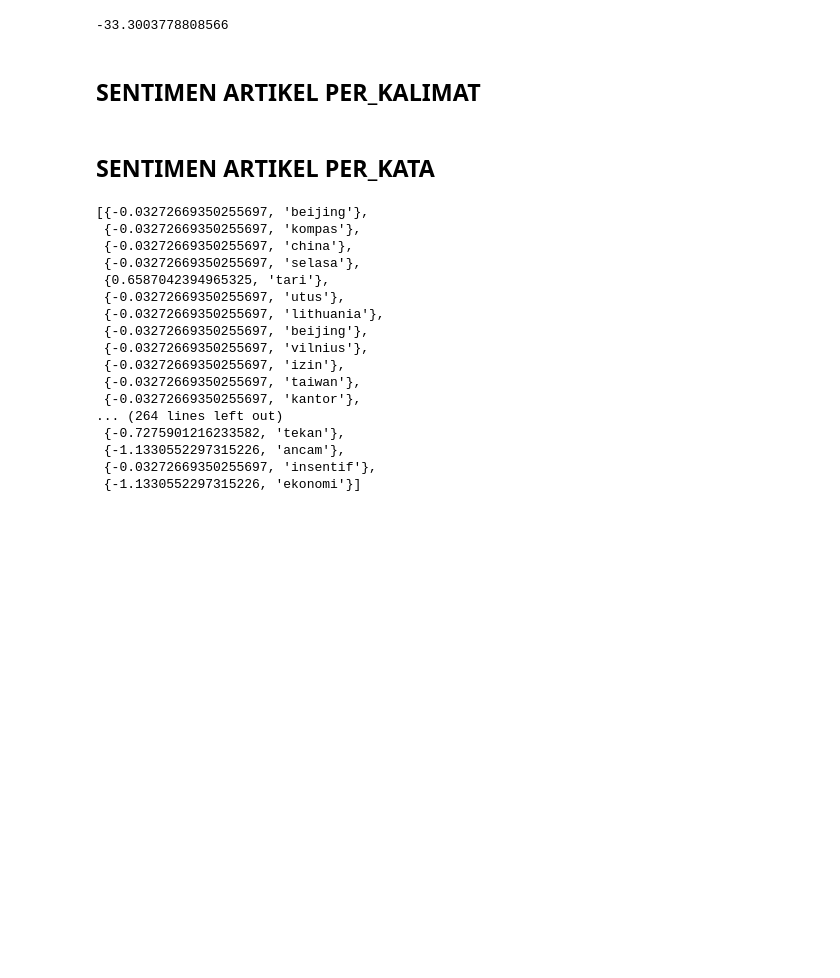
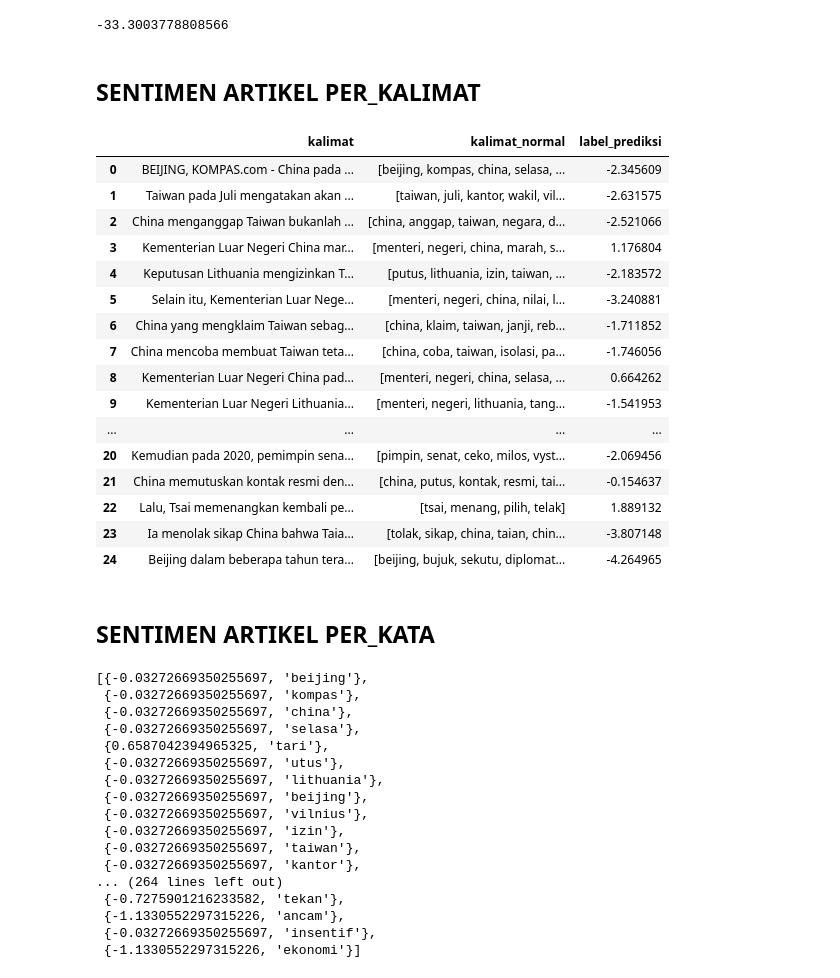
Before and after one commit to GazDuckington/analisis-sentimen-naive-bayes, a Jupyter notebook: Analisis_sentimen.ipynb, the cells around one changed output. Cells and saved outputs as stored; diff of their text form; code cells hidden in the pictures; blank space fills up the shorter version.

```diff
--- a/Analisis_sentimen.ipynb
+++ b/Analisis_sentimen.ipynb
@@ -149,6 +149,26 @@ x['kalimat'] = kalimat
 x['kalimat_normal'] = x['kalimat'].apply(lambda x: normalisasi(x))
 # %%
 x['label_prediksi'] = x['kalimat'].apply(lambda x: predict_nbc(x, logprior, loglikelihood))
+# %%
+x
+# %% [output]
+|  | kalimat | kalimat_normal | label_prediksi |
+| 0 | BEIJING, KOMPAS.com - China pada ... | [beijing, kompas, china, selasa, ... | -2.345609 |
+| 1 | Taiwan pada Juli mengatakan akan ... | [taiwan, juli, kantor, wakil, vil... | -2.631575 |
+| 2 | China menganggap Taiwan bukanlah ... | [china, anggap, taiwan, negara, d... | -2.521066 |
+| 3 | Kementerian Luar Negeri China mar... | [menteri, negeri, china, marah, s... | 1.176804 |
+| 4 | Keputusan Lithuania mengizinkan T... | [putus, lithuania, izin, taiwan, ... | -2.183572 |
+| 5 | Selain itu, Kementerian Luar Nege... | [menteri, negeri, china, nilai, l... | -3.240881 |
+| 6 | China yang mengklaim Taiwan sebag... | [china, klaim, taiwan, janji, reb... | -1.711852 |
+| 7 | China mencoba membuat Taiwan teta... | [china, coba, taiwan, isolasi, pa... | -1.746056 |
+| 8 | Kementerian Luar Negeri China pad... | [menteri, negeri, china, selasa, ... | 0.664262 |
+| 9 | Kementerian Luar Negeri Lithuania... | [menteri, negeri, lithuania, tang... | -1.541953 |
+| ... | ... | ... | ... |
+| 20 | Kemudian pada 2020, pemimpin sena... | [pimpin, senat, ceko, milos, vyst... | -2.069456 |
+| 21 | China memutuskan kontak resmi den... | [china, putus, kontak, resmi, tai... | -0.154637 |
+| 22 | Lalu, Tsai memenangkan kembali pe... | [tsai, menang, pilih, telak] | 1.889132 |
+| 23 | Ia menolak sikap China bahwa Taia... | [tolak, sikap, china, taian, chin... | -3.807148 |
+| 24 | Beijing dalam beberapa tahun tera... | [beijing, bujuk, sekutu, diplomat... | -4.264965 |
 # %% [markdown]
 ## SENTIMEN ARTIKEL PER_KATA
 # %%
```
